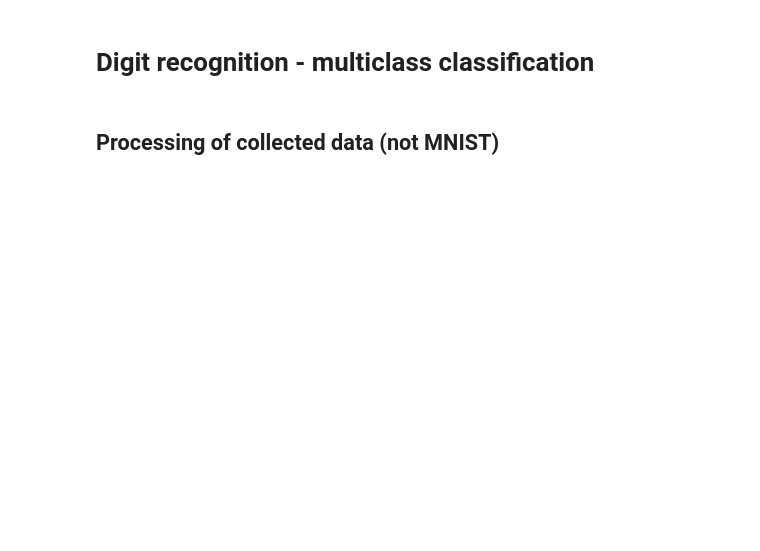
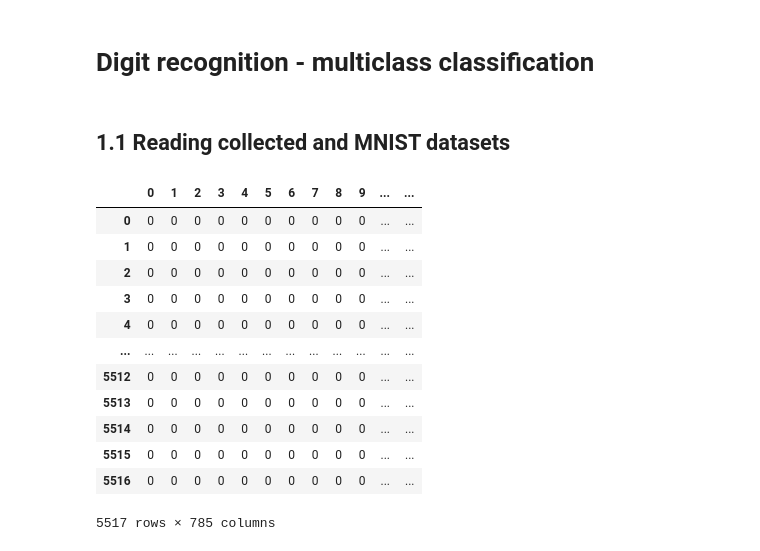
Before and after one commit to MovsisyanM/digit-recognizer, a Jupyter notebook: Movsisyan.ipynb, the cells around one changed output. Saved outputs shown, nothing was run; the diff lists cells and outputs as text; code cells hidden in the pictures; blank space fills up the shorter version.

```diff
--- a/Movsisyan.ipynb
+++ b/Movsisyan.ipynb
@@ -1,6 +1,6 @@
 # %% [markdown]
 # Digit recognition - multiclass classification
-# %% [markdown]
-## Processing of collected data (not MNIST)
+# %% [markdown]
+## 1.1 Reading collected and MNIST datasets
 # %%
 import pickle
@@ -17,2 +26,18 @@ from keras.callbacks import EarlyStopping
 # %%
 df = pd.read_csv("data/drawings.csv")
+mnist = pd.read_csv("data/train.csv")
+df
+# %% [output]
+|  | 0 | 1 | 2 | 3 | 4 | 5 | 6 | 7 | 8 | 9 | ... | ... |
+| 0 | 0 | 0 | 0 | 0 | 0 | 0 | 0 | 0 | 0 | 0 | ... | ... |
+| 1 | 0 | 0 | 0 | 0 | 0 | 0 | 0 | 0 | 0 | 0 | ... | ... |
+| 2 | 0 | 0 | 0 | 0 | 0 | 0 | 0 | 0 | 0 | 0 | ... | ... |
+| 3 | 0 | 0 | 0 | 0 | 0 | 0 | 0 | 0 | 0 | 0 | ... | ... |
+| 4 | 0 | 0 | 0 | 0 | 0 | 0 | 0 | 0 | 0 | 0 | ... | ... |
+| ... | ... | ... | ... | ... | ... | ... | ... | ... | ... | ... | ... | ... |
+| 5512 | 0 | 0 | 0 | 0 | 0 | 0 | 0 | 0 | 0 | 0 | ... | ... |
+| 5513 | 0 | 0 | 0 | 0 | 0 | 0 | 0 | 0 | 0 | 0 | ... | ... |
+| 5514 | 0 | 0 | 0 | 0 | 0 | 0 | 0 | 0 | 0 | 0 | ... | ... |
+| 5515 | 0 | 0 | 0 | 0 | 0 | 0 | 0 | 0 | 0 | 0 | ... | ... |
+| 5516 | 0 | 0 | 0 | 0 | 0 | 0 | 0 | 0 | 0 | 0 | ... | ... |
+5517 rows × 785 columns
```
Also changed, not shown: parts of 19 cells of this notebook, 3 other files.
